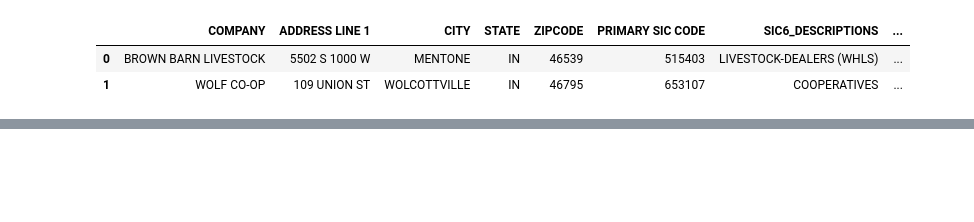
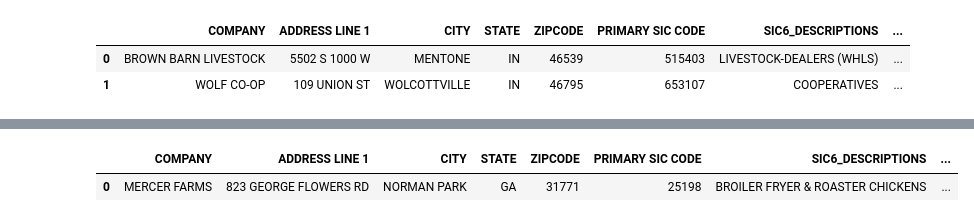
Before and after one commit to uchicago-dsi/rafi-poultry, a Jupyter notebook: notebooks/counterglow_explore.ipynb, the cells around one changed output, grey strips where cells are left out. Saved outputs shown, nothing was run; the diff lists cells and outputs as text; code cells hidden in the pictures; blank space fills up the shorter version.

```diff
--- a/notebooks/counterglow_explore.ipynb
+++ b/notebooks/counterglow_explore.ipynb
@@ -1008,0 +1055,5 @@ igroup_sic_5154_dict['NC']
+# %%
+igroup_sic_0251_dict['GA']
+# %% [output]
+|  | COMPANY | ADDRESS LINE 1 | CITY | STATE | ZIPCODE | PRIMARY SIC CODE | SIC6_DESCRIPTIONS | ... |
+| 0 | MERCER FARMS | 823 GEORGE FLOWERS RD | NORMAN PARK | GA | 31771 | 25198 | BROILER FRYER & ROASTER CHICKENS | ... |
```
Also changed, not shown: parts of 9 cells of this notebook, 1 other file.
